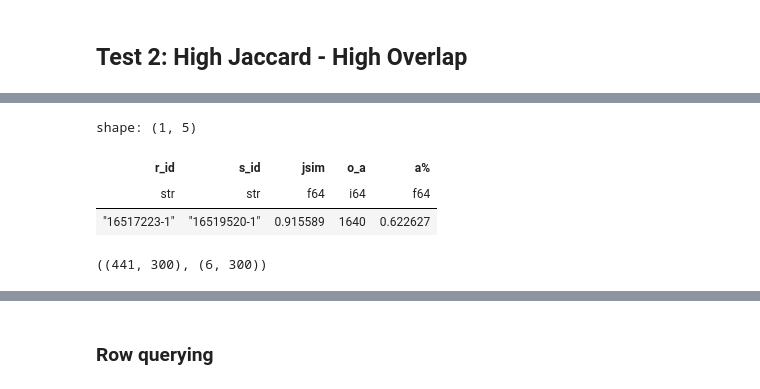
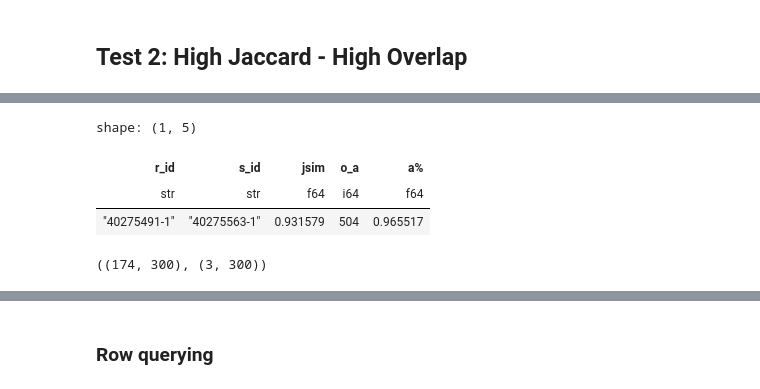
Before and after one commit to nanni00/datalake-table-finder, a Jupyter notebook: src/notebooks/chromadb/query/analysis_query_wlabel_freq_avgdist.ipynb, the cells around one changed output, grey strips where cells are left out. Drawn from its saved outputs; the diff is of its cells as text; code cells hidden in the pictures.

```diff
--- a/src/notebooks/chromadb/query/analysis_query_frequency_similaritymean.ipynb
+++ b/src/notebooks/chromadb/query/analysis_query_wlabel_freq_avgdist.ipynb
@@ -38,3 +45,11 @@ sloth_results = pl.read_csv(DefaultPath.data_path.wikitables + 'train_set_turl_m
+# %%
+with jsonlines.open(DefaultPath.data_path.wikitables + 'sloth_tables.jsonl') as reader:
+    sloth_tables_ids = {json_table['_id'] for i, json_table in enumerate(reader) if i < 25000}
 # %%
-in_db = sloth_results[['r_id', 's_id']].apply(lambda x: x[0] in sloth_tables.keys() and x[1] in sloth_tables.keys())
+# version 1 - pre-load all tables
+# in_db = sloth_results[['r_id', 's_id']].apply(lambda x: x[0] in sloth_tables.keys() and x[1] in sloth_tables.keys())
+# sloth_results = sloth_results.with_columns(pl.Series(name='in-db', values=in_db)).filter(pl.col('in-db') == True).drop('in-db')
+
+# version 2 - on-demand loading
+in_db = sloth_results[['r_id', 's_id']].apply(lambda x: x[0] in sloth_tables_ids and x[1] in sloth_tables_ids)
 sloth_results = sloth_results.with_columns(pl.Series(name='in-db', values=in_db)).filter(pl.col('in-db') == True).drop('in-db')
@@ -211,18 +257,19 @@ Come relazionare bene eventualmente questi due parametri?
 # %%
-idx_row = 1
-sloth_results[idx_row]
+idx_row = 12
+sloth_result_rec = sloth_results[idx_row]
+sloth_result_rec
 # %% [output]
 shape: (1, 5)
 | r_id | s_id | jsim | o_a | a% |
 | str | str | f64 | i64 | f64 |
-| "16517223-1" | "16519520-1" | 0.915589 | 1640 | 0.622627 |
+| "40275491-1" | "40275563-1" | 0.931579 | 504 | 0.965517 |
 # %%
 r_id = sloth_result_rec['r_id'].item()
 s_id = sloth_result_rec['s_id'].item()
-r_table = sloth_tables[r_id]
-s_table = sloth_tables[s_id]
+r_table = get_from_jsonl_table_df(r_id) # sloth_tables[r_id]
+s_table = get_from_jsonl_table_df(s_id) # sloth_tables[s_id]
 
 r_row_embeddings, r_column_embeddings = tabenc.full_embedding(r_table, True)
 r_row_embeddings.shape, r_column_embeddings.shape
 # %% [output]
-((441, 300), (6, 300))
+((174, 300), (3, 300))
```
Also changed, not shown: parts of 24 cells of this notebook, 5 other files.
